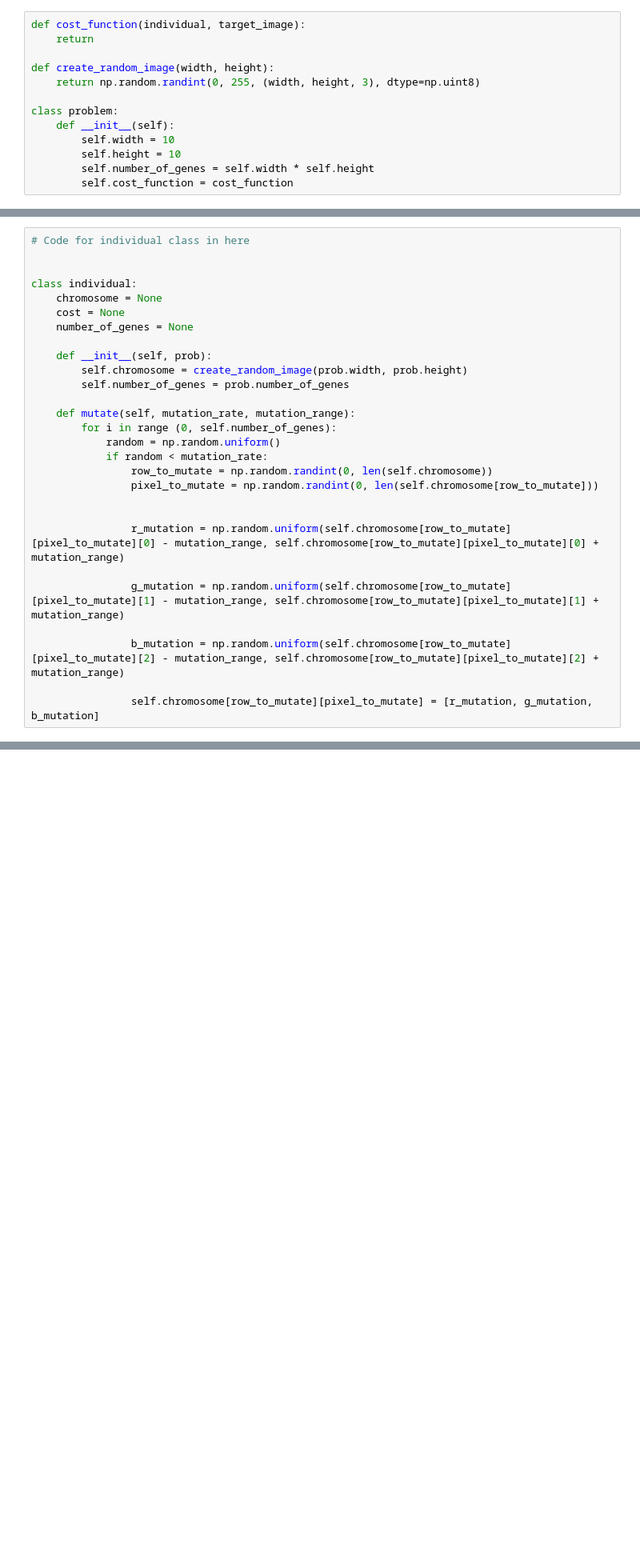
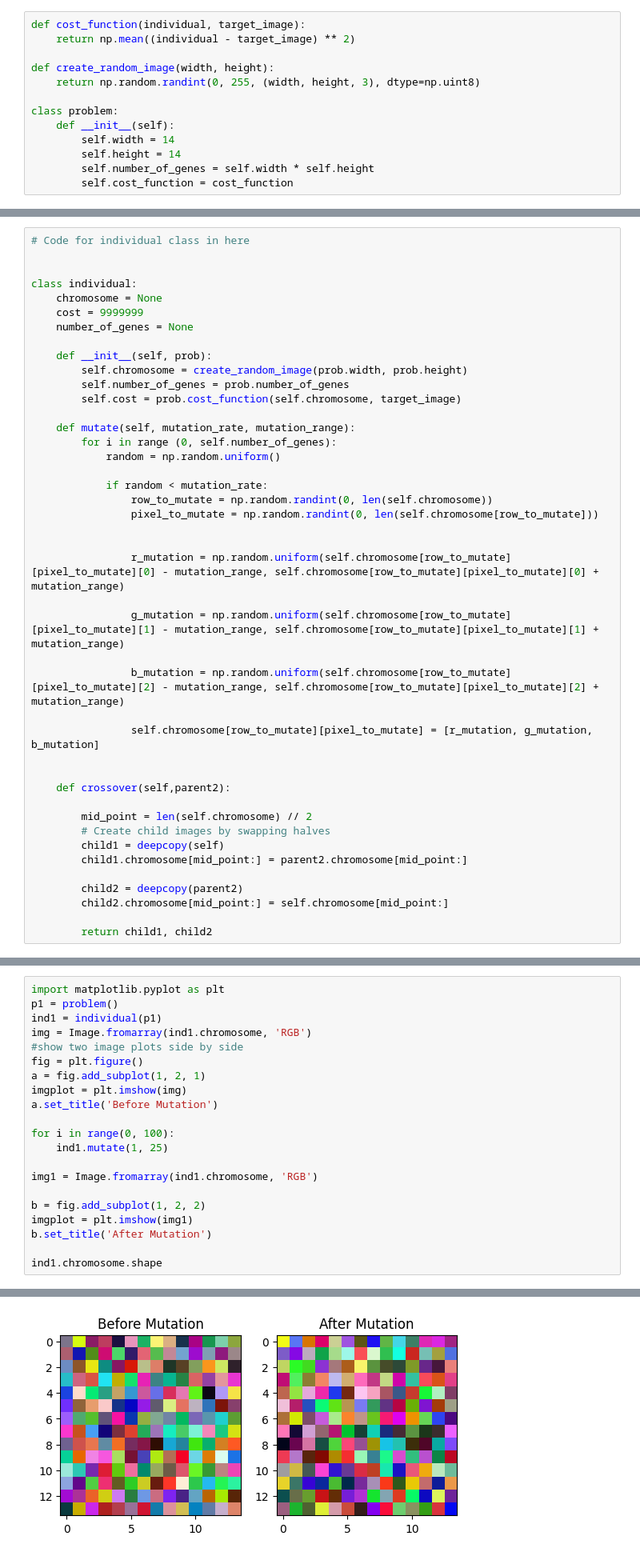
Before and after one commit to D-Elbel/AI_Genetic_Algorithm_CA, a Jupyter notebook: DarraghElbel_AI_CA_1.ipynb, the cells around one changed output, grey strips where cells are left out. Shown at 80% size. Drawn from its saved outputs; the diff is of its cells as text; blank space fills up the shorter version.

```diff
--- a/DarraghElbel_AI_CA_1.ipynb
+++ b/DarraghElbel_AI_CA_1.ipynb
@@ -34,13 +65,13 @@ from PIL import Image, ImageDraw
 # %%
 def cost_function(individual, target_image):
-    return
+    return np.mean((individual - target_image) ** 2)
 
 def create_random_image(width, height):
     return np.random.randint(0, 255, (width, height, 3), dtype=np.uint8)
 
 class problem:
     def __init__(self):
-        self.width = 10
-        self.height = 10
+        self.width = 14
+        self.height = 14
         self.number_of_genes = self.width * self.height
         self.cost_function = cost_function
@@ -65,16 +101,18 @@ class problem:
 
 class individual:
     chromosome = None
-    cost = None
+    cost = 9999999
     number_of_genes = None
 
     def __init__(self, prob):
         self.chromosome = create_random_image(prob.width, prob.height)
         self.number_of_genes = prob.number_of_genes
+        self.cost = prob.cost_function(self.chromosome, target_image)
 
     def mutate(self, mutation_rate, mutation_range):
         for i in range (0, self.number_of_genes):
             random = np.random.uniform()
+
             if random < mutation_rate:
                 row_to_mutate = np.random.randint(0, len(self.chromosome))
                 pixel_to_mutate = np.random.randint(0, len(self.chromosome[row_to_mutate]))
@@ -87,3 +125,16 @@ class individual:
                 b_mutation = np.random.uniform(self.chromosome[row_to_mutate][pixel_to_mutate][2] - mutation_range, self.chromosome[row_to_mutate][pixel_to_mutate][2] + mutation_range)
 
                 self.chromosome[row_to_mutate][pixel_to_mutate] = [r_mutation, g_mutation, b_mutation]
+
+
+    def crossover(self,parent2):
+
+        mid_point = len(self.chromosome) // 2
+        # Create child images by swapping halves
+        child1 = deepcopy(self)
+        child1.chromosome[mid_point:] = parent2.chromosome[mid_point:]
+
+        child2 = deepcopy(parent2)
+        child2.chromosome[mid_point:] = self.chromosome[mid_point:]
+
+        return child1, child2
@@ -127,0 +141,22 @@ mutating0.68493356449577
+# %%
+import matplotlib.pyplot as plt
+p1 = problem()
+ind1 = individual(p1)
+img = Image.fromarray(ind1.chromosome, 'RGB')
+#show two image plots side by side
+fig = plt.figure()
+a = fig.add_subplot(1, 2, 1)
+imgplot = plt.imshow(img)
+a.set_title('Before Mutation')
+
+for i in range(0, 100):
+    ind1.mutate(1, 25)
+
+img1 = Image.fromarray(ind1.chromosome, 'RGB')
+
+b = fig.add_subplot(1, 2, 2)
+imgplot = plt.imshow(img1)
+b.set_title('After Mutation')
+
+ind1.chromosome.shape
+# %% [output]
@@ -127,0 +164 @@ mutating0.68493356449577
+[figure, added]
```
Also changed, not shown: parts of 16 cells of this notebook, 2 other files.
